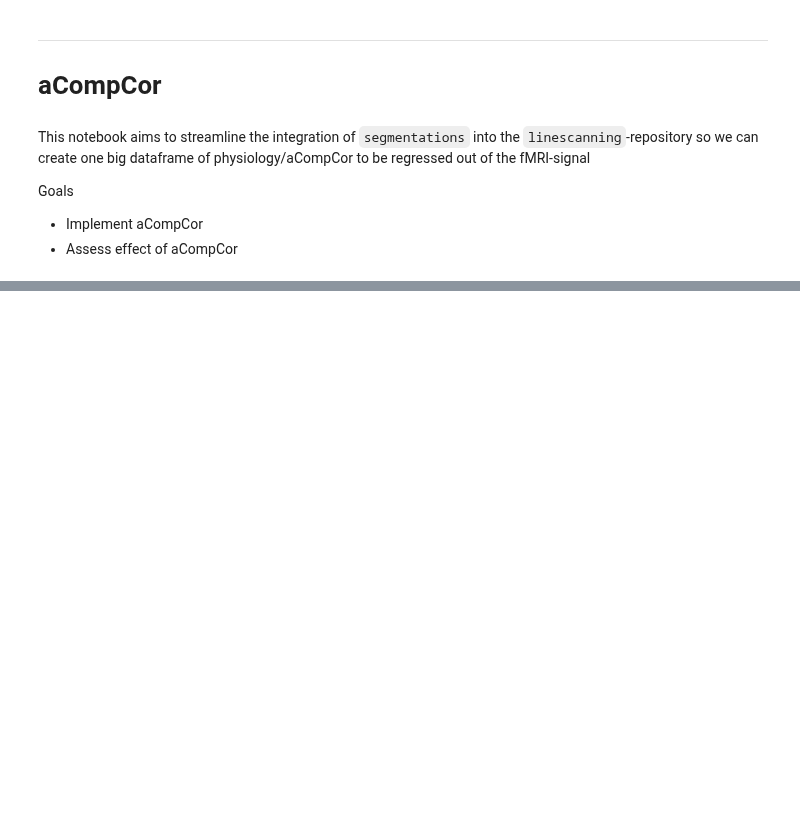
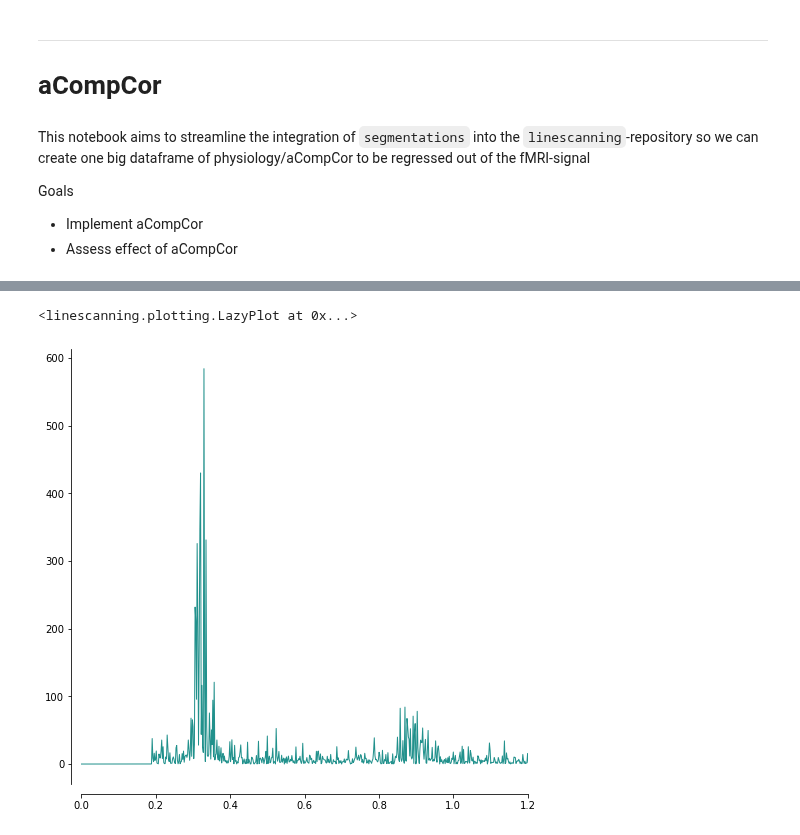
Before and after one commit to spinoza-centre/pRFline, a Jupyter notebook: notebooks/misc/acompcor.ipynb, the cells around one changed output, grey strips where cells are left out. Cells and saved outputs as stored; diff of their text form; code cells hidden in the pictures; blank space fills up the shorter version.

```diff
--- a/notebooks/misc/acompcor.ipynb
+++ b/notebooks/misc/acompcor.ipynb
@@ -783,0 +236,6 @@ plotting.LazyPlot(avg,
+# %%
+freq_, power_ = acomp_zscore.get_freq(acomp_zscore.confs[:,2], TR=acomp_zscore.TR, spectrum_type="fft")
+plotting.LazyPlot(power_, freq_, figsize=(8,8), x_lim=[0,1.2])
+# %% [output]
+<linescanning.plotting.LazyPlot at 0x...>
+[figure, added]
```
Also changed, not shown: parts of 60 cells of this notebook.
